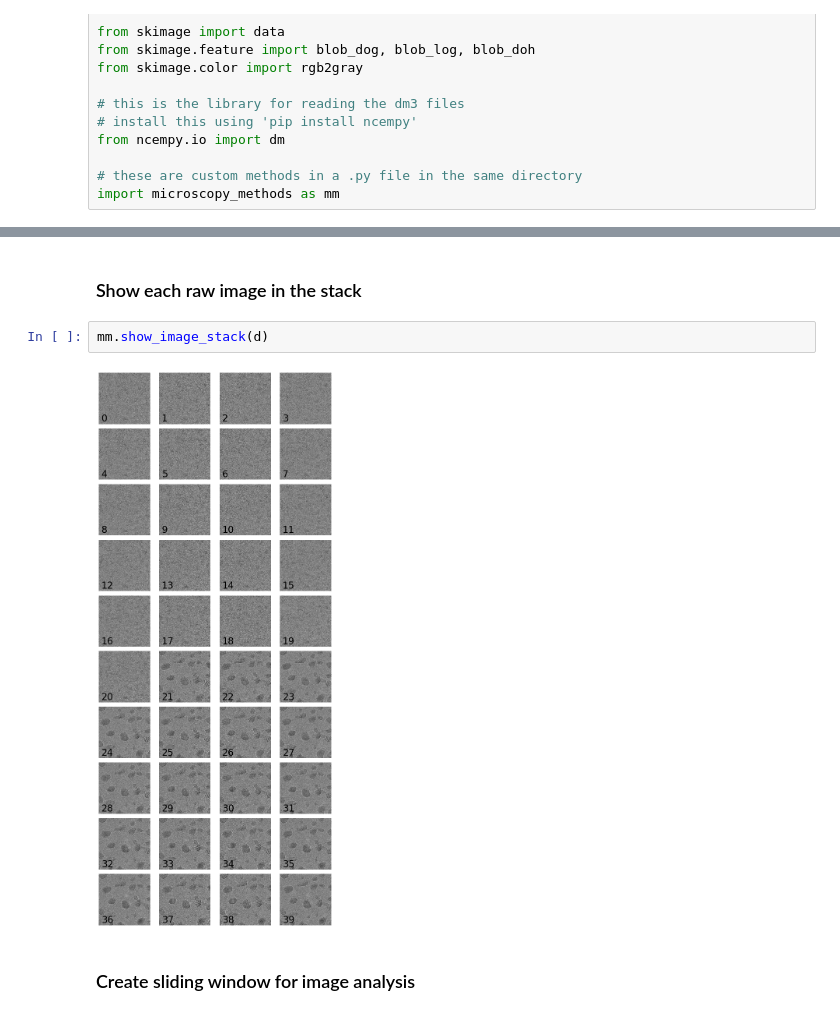
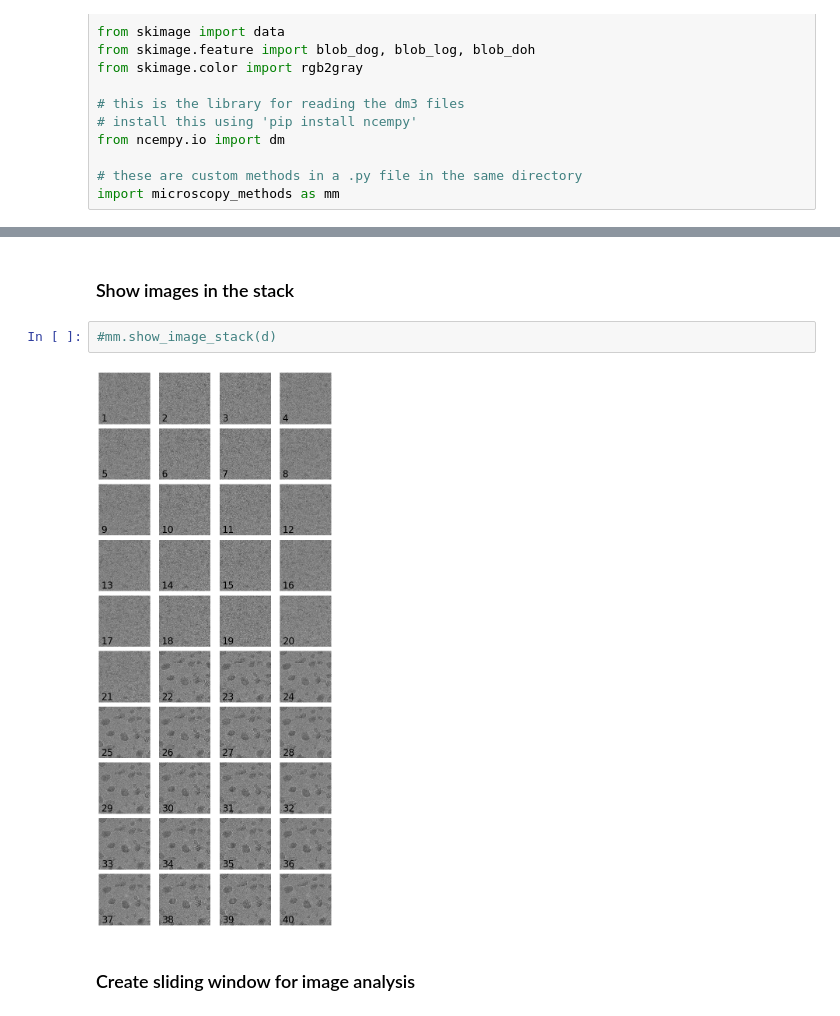
Before and after one commit to ericmuckley/microscopy_analysis, a Jupyter notebook: read_stack.ipynb, the cells around one changed output, grey strips where cells are left out. Saved outputs shown, nothing was run; the diff lists cells and outputs as text.

```diff
--- a/read_stack.ipynb
+++ b/read_stack.ipynb
@@ -56,9 +61,9 @@ span: (0, 2048.0, 0, 2048.0)
 # %% [markdown]
-### Show each raw image in the stack
+### Show images in the stack
 # %%
-mm.show_image_stack(d)
+#mm.show_image_stack(d)
 # %% [output]
-[figure, old version]
+[figure, new version]
 # %% [markdown]
 ### Create sliding window for image analysis
 # %%
```
Also changed, not shown: parts of 17 cells of this notebook, 1 other file.
